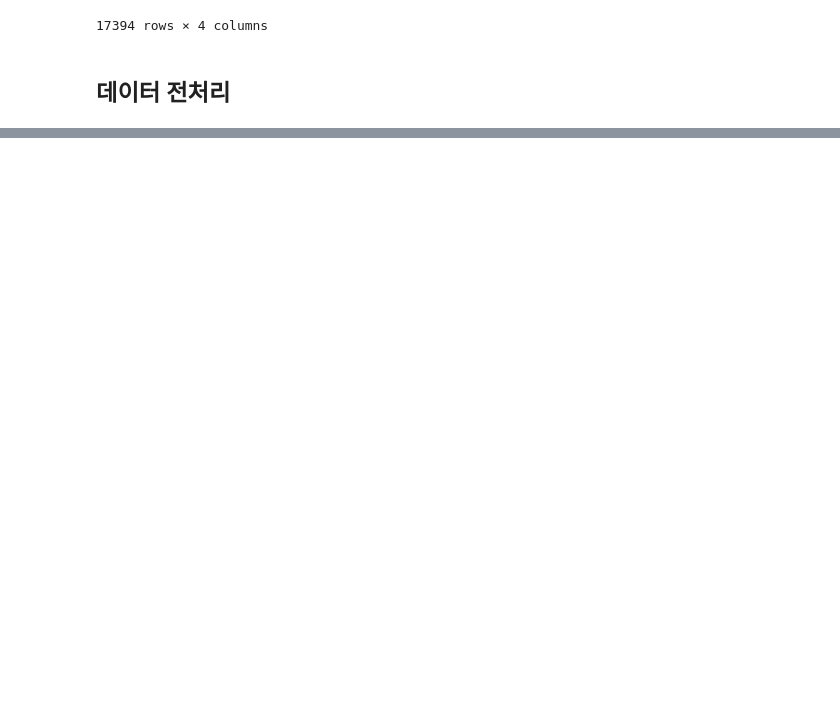
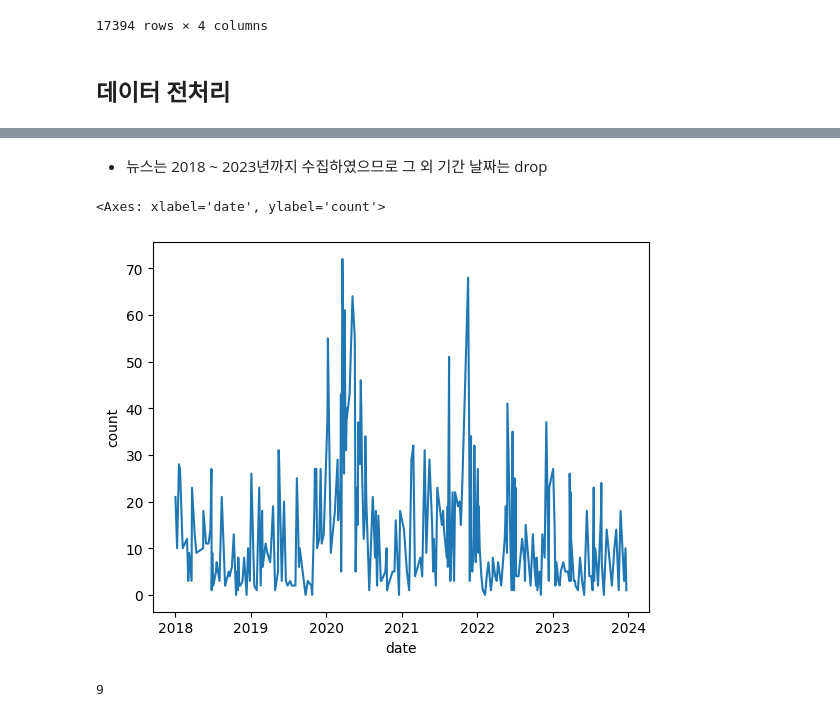
Before and after one commit to skymined/hancom_keyword, a Jupyter notebook: analysis/yohan/news_analysis.ipynb, the cells around one changed output, grey strips where cells are left out. Cells and saved outputs as stored; diff of their text form; code cells hidden in the pictures; blank space fills up the shorter version.

```diff
--- a/analysis/yohan/news_analysis.ipynb
+++ b/analysis/yohan/news_analysis.ipynb
@@ -211,0 +209,12 @@ df_news
+# %%
+from pandas import Timestamp
+
+date_replace_dic = {}
+
+for k, v in count_dict.items():
+    # Timestamp 객체 생성
+    timestamp_obj = Timestamp(year=k.year, month=k.month, day=k.day)
+    # Timestamp 객체를 저장
+    date_replace_dic[timestamp_obj] = v
+
+date_replace_dic
@@ -211,0 +239,7 @@ df_news
+# %%
+cal_count_dic={}
+
+for i in df_date:
+    cal_count_dic[i] = date_replace_dic.get(i,0)
+
+cal_count_dic
@@ -211,0 +264,3 @@ df_news
+# %%
+df_check_date = pd.DataFrame(cal_count_dic.items(), columns=['date','count'])
+df_check_date
@@ -211,0 +281,15 @@ df_news
+# %% [markdown]
+- 뉴스는 2018 ~ 2023년까지 수집하였으므로 그 외 기간 날짜는 drop
+# %%
+df_check_date = df_check_date.query('date < "2024-01-01"')
+# %%
+import seaborn as sns
+
+sns.lineplot(df_check_date, x='date',y='count')
+# %% [output]
+<Axes: xlabel='date', ylabel='count'>
+[figure, added]
+# %%
+len(df_check_date.query('count == 0'))
+# %% [output]
+9
```
Also changed, not shown: parts of 9 cells of this notebook, 8 other files.
